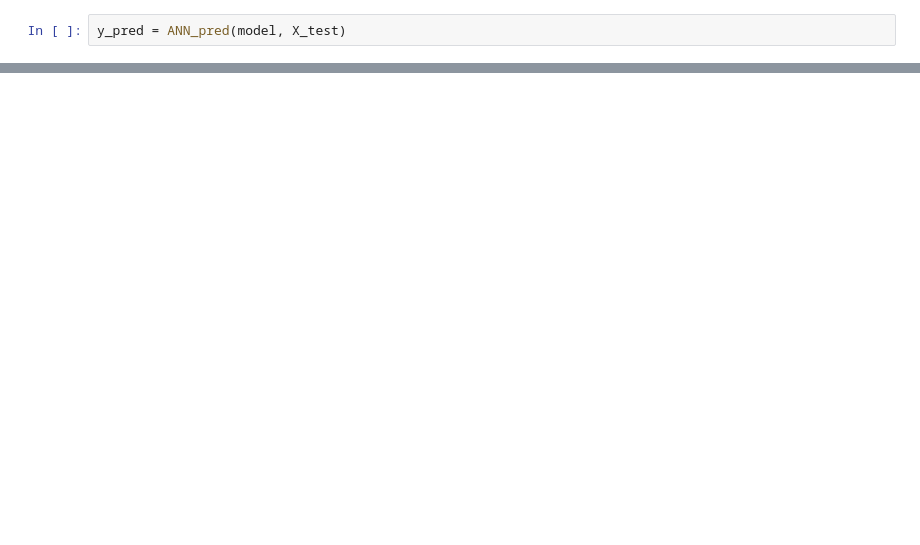
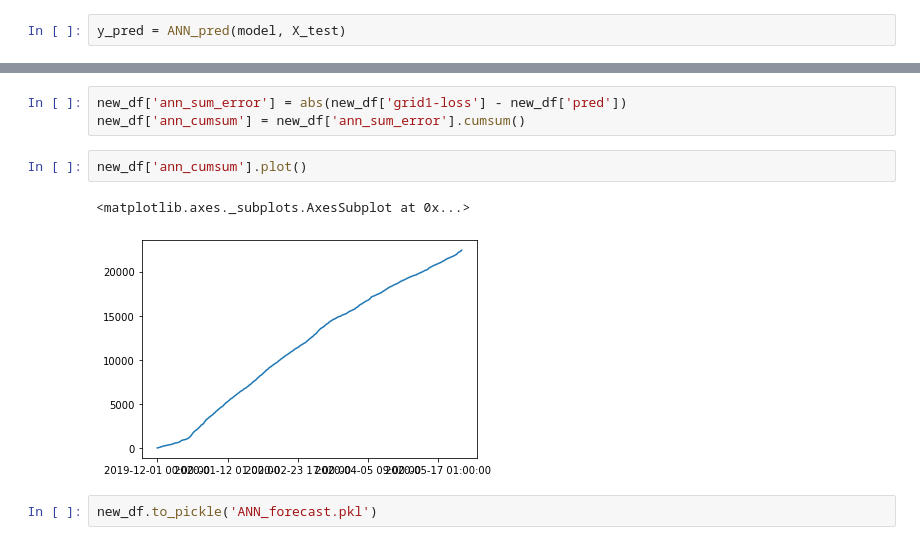
Before and after one commit to Siglangf/timeseries-prediction, a Jupyter notebook: ANN_alone_finished.ipynb, the cells around one changed output, grey strips where cells are left out. Drawn from its saved outputs; the diff is of its cells as text; blank space fills up the shorter version.

```diff
--- a/ANN_alone_finished.ipynb
+++ b/ANN_alone_finished.ipynb
@@ -183,0 +183,10 @@ df["diff"].plot()
+# %%
+new_df['ann_sum_error'] = abs(new_df['grid1-loss'] - new_df['pred'])
+new_df['ann_cumsum'] = new_df['ann_sum_error'].cumsum()
+# %%
+new_df['ann_cumsum'].plot()
+# %% [output]
+<matplotlib.axes._subplots.AxesSubplot at 0x...>
+[figure, added]
+# %%
+new_df.to_pickle('ANN_forecast.pkl')
```
Also changed, not shown: parts of 27 cells of this notebook.
